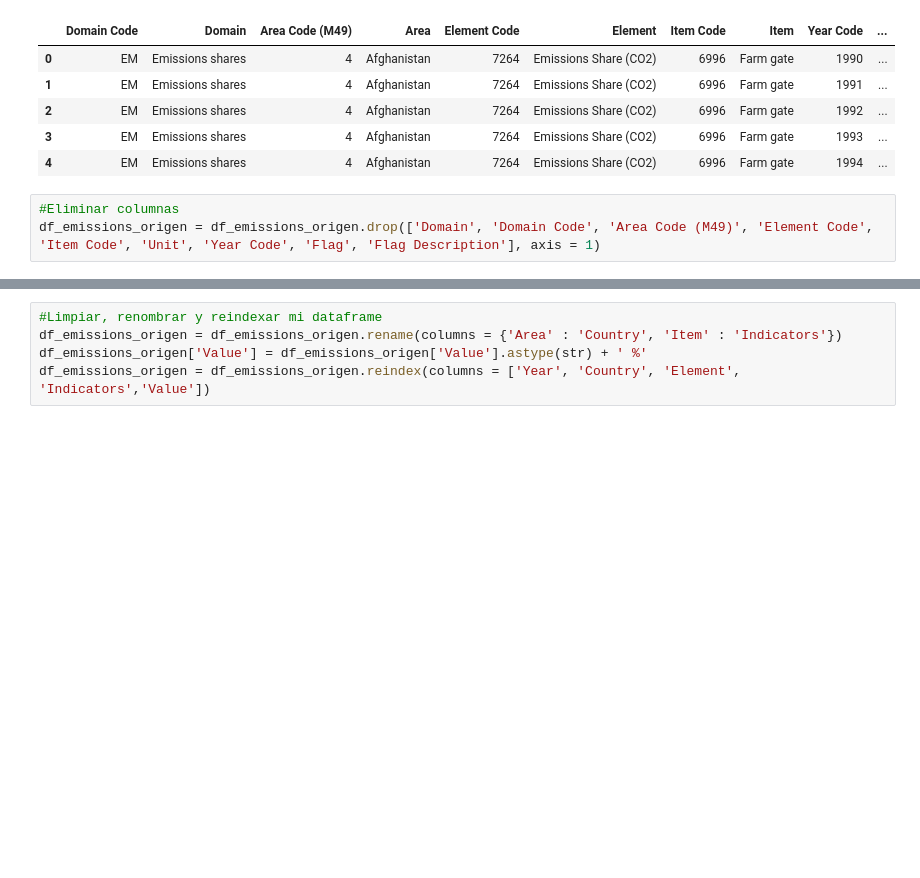
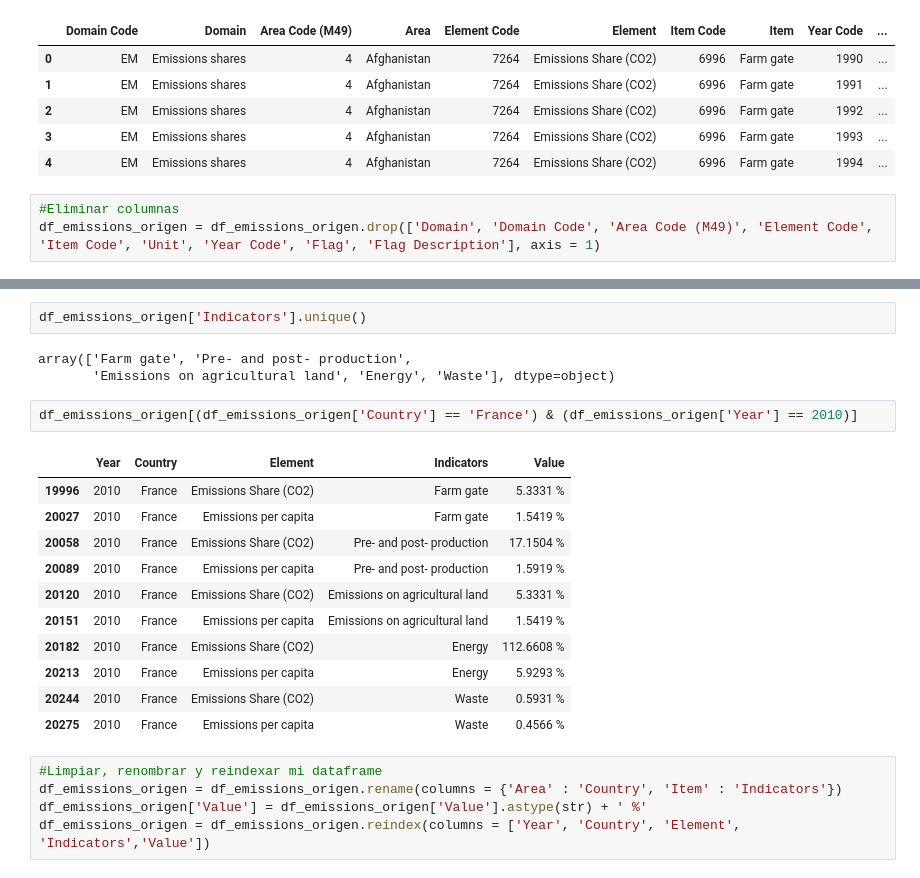
Before and after one commit to AlfonsoUrra/Climate-Change-Predictive-Model, a Jupyter notebook: src/Main.ipynb, the cells around one changed output, grey strips where cells are left out. Saved outputs shown, nothing was run; the diff lists cells and outputs as text; blank space fills up the shorter version.

```diff
--- a/src/Main.ipynb
+++ b/src/Main.ipynb
@@ -305,3 +305,22 @@ df_emissions_origen.head()
+# %%
+df_emissions_origen['Indicators'].unique()
+# %% [output]
+array(['Farm gate', 'Pre- and post- production',
+       'Emissions on agricultural land', 'Energy', 'Waste'], dtype=object)
+# %%
+df_emissions_origen[(df_emissions_origen['Country'] == 'France') & (df_emissions_origen['Year'] == 2010)]
+# %% [output]
+|  | Year | Country | Element | Indicators | Value |
+| 19996 | 2010 | France | Emissions Share (CO2) | Farm gate | 5.3331 % |
+| 20027 | 2010 | France | Emissions per capita | Farm gate | 1.5419 % |
+| 20058 | 2010 | France | Emissions Share (CO2) | Pre- and post- production | 17.1504 % |
+| 20089 | 2010 | France | Emissions per capita | Pre- and post- production | 1.5919 % |
+| 20120 | 2010 | France | Emissions Share (CO2) | Emissions on agricultural land | 5.3331 % |
+| 20151 | 2010 | France | Emissions per capita | Emissions on agricultural land | 1.5419 % |
+| 20182 | 2010 | France | Emissions Share (CO2) | Energy | 112.6608 % |
+| 20213 | 2010 | France | Emissions per capita | Energy | 5.9293 % |
+| 20244 | 2010 | France | Emissions Share (CO2) | Waste | 0.5931 % |
+| 20275 | 2010 | France | Emissions per capita | Waste | 0.4566 % |
 # %%
 #Limpiar, renombrar y reindexar mi dataframe
 df_emissions_origen = df_emissions_origen.rename(columns = {'Area' : 'Country', 'Item' : 'Indicators'})
```
Also changed, not shown: parts of 4 cells of this notebook, 2 other files.
